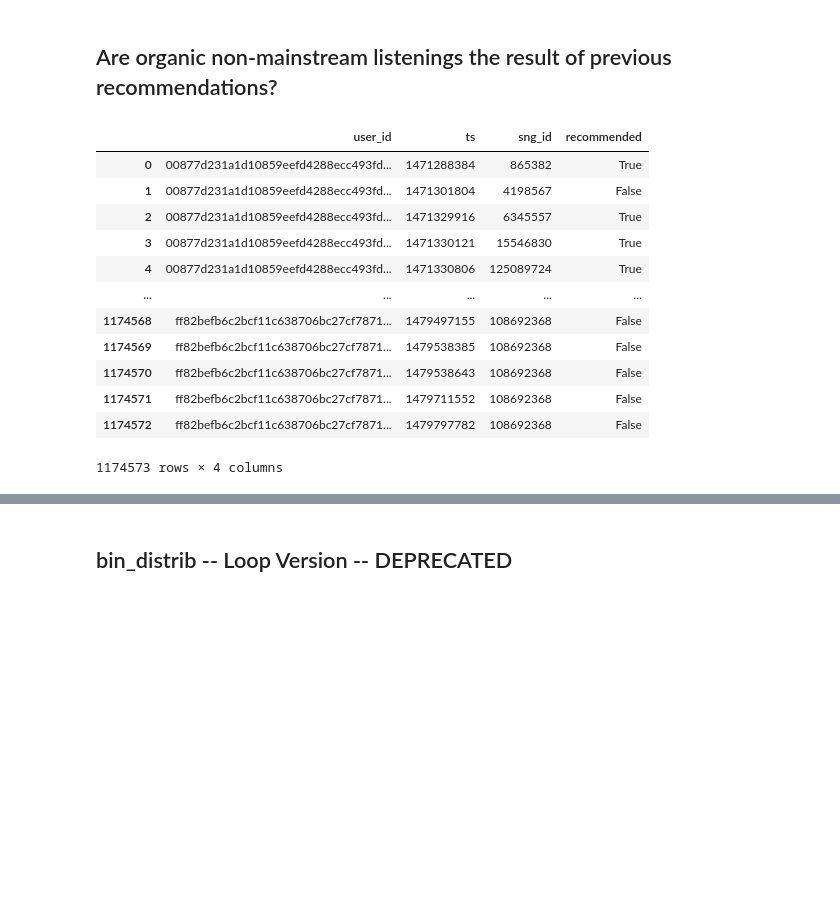
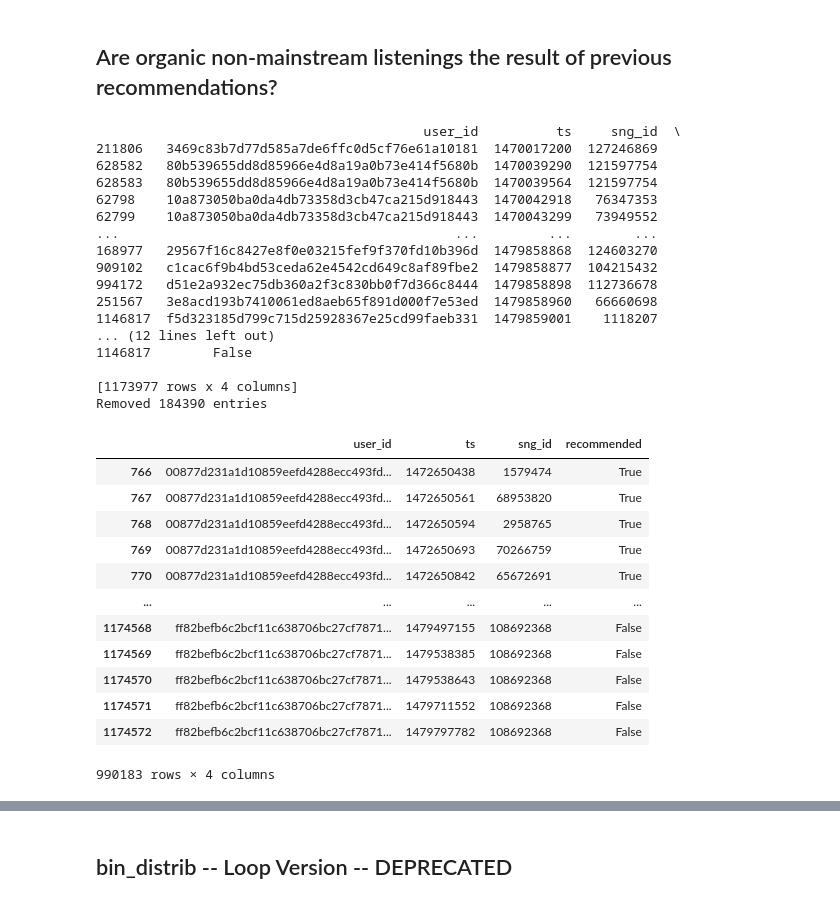
Before and after one commit to QuVil/cmb-recommendation, a Jupyter notebook: src/analysis/mainstream_tests.ipynb, the cells around one changed output, grey strips where cells are left out. Saved outputs shown, nothing was run; the diff lists cells and outputs as text; code cells hidden in the pictures; blank space fills up the shorter version.

```diff
--- a/src/analysis/mainstream_tests.ipynb
+++ b/src/analysis/mainstream_tests.ipynb
@@ -316,25 +343,53 @@ sns.catplot(x="bin_nb", y="amount", col="u_bin_nb", col_wrap=2, hue="recommended
 # %%
 # Finding songs for each user that were listened to only once
 single_listens = artist_data.groupby(["user_id", "sng_id"]).size()
 single_listens = single_listens[single_listens < 2].to_frame().index
 
 # Removing singletons from dataset
 data_no_singletons = (artist_data[~pd.Series(list(zip(artist_data['user_id'], artist_data['sng_id']))).isin(single_listens)])[["user_id", "ts", "sng_id", "recommended"]]
 data_no_singletons.sort_values(by=["user_id", "ts"], inplace=True)
 data_no_singletons = data_no_singletons.reset_index().drop("index", axis=1)
 
+# Removing non-valid timestamps (aberrant values and timestamps outside the bulk of the dataset)
+normal_size = len(data_no_singletons.index)
+data_no_singletons.drop(data_no_singletons[data_no_singletons["ts"] < 1470000000].index, inplace=True)
+
+# Removing the first month of data to try and ensure most of the first listens are actually first listens
+min_ts = data_no_singletons["ts"].min() + 2592000
+print(data_no_singletons.sort_values(by="ts"))
+data_no_singletons = data_no_singletons[data_no_singletons["ts"] > min_ts]
+
+print(f"Removed {normal_size - len(data_no_singletons.index)} entries")
+
 data_no_singletons
 # %% [output]
+                                          user_id          ts     sng_id  \
+211806   3469c83b7d77d585a7de6ffc0d5cf76e61a10181  1470017200  127246869
+628582   80b539655dd8d85966e4d8a19a0b73e414f5680b  1470039290  121597754
+628583   80b539655dd8d85966e4d8a19a0b73e414f5680b  1470039564  121597754
+62798    10a873050ba0da4db73358d3cb47ca215d918443  1470042918   76347353
+62799    10a873050ba0da4db73358d3cb47ca215d918443  1470043299   73949552
+...                                           ...         ...        ...
+168977   29567f16c8427e8f0e03215fef9f370fd10b396d  1479858868  124603270
+909102   c1cac6f9b4bd53ceda62e4542cd649c8af89fbe2  1479858877  104215432
+994172   d51e2a932ec75db360a2f3c830bb0f7d366c8444  1479858898  112736678
+251567   3e8acd193b7410061ed8aeb65f891d000f7e53ed  1479858960   66660698
+1146817  f5d323185d799c715d25928367e25cd99faeb331  1479859001    1118207
+... (12 lines left out)
+1146817        False
+
+[1173977 rows x 4 columns]
+Removed 184390 entries
 |  | user_id | ts | sng_id | recommended |
-| 0 | 00877d231a1d10859eefd4288ecc493fd... | 1471288384 | 865382 | True |
-| 1 | 00877d231a1d10859eefd4288ecc493fd... | 1471301804 | 4198567 | False |
-| 2 | 00877d231a1d10859eefd4288ecc493fd... | 1471329916 | 6345557 | True |
-| 3 | 00877d231a1d10859eefd4288ecc493fd... | 1471330121 | 15546830 | True |
-| 4 | 00877d231a1d10859eefd4288ecc493fd... | 1471330806 | 125089724 | True |
+| 766 | 00877d231a1d10859eefd4288ecc493fd... | 1472650438 | 1579474 | True |
+| 767 | 00877d231a1d10859eefd4288ecc493fd... | 1472650561 | 68953820 | True |
+| 768 | 00877d231a1d10859eefd4288ecc493fd... | 1472650594 | 2958765 | True |
+| 769 | 00877d231a1d10859eefd4288ecc493fd... | 1472650693 | 70266759 | True |
+| 770 | 00877d231a1d10859eefd4288ecc493fd... | 1472650842 | 65672691 | True |
 | ... | ... | ... | ... | ... |
 | 1174568 | ff82befb6c2bcf11c638706bc27cf7871... | 1479497155 | 108692368 | False |
 | 1174569 | ff82befb6c2bcf11c638706bc27cf7871... | 1479538385 | 108692368 | False |
 | 1174570 | ff82befb6c2bcf11c638706bc27cf7871... | 1479538643 | 108692368 | False |
 | 1174571 | ff82befb6c2bcf11c638706bc27cf7871... | 1479711552 | 108692368 | False |
 | 1174572 | ff82befb6c2bcf11c638706bc27cf7871... | 1479797782 | 108692368 | False |
-1174573 rows × 4 columns
+990183 rows × 4 columns
```
Also changed, not shown: parts of 8 cells of this notebook.
